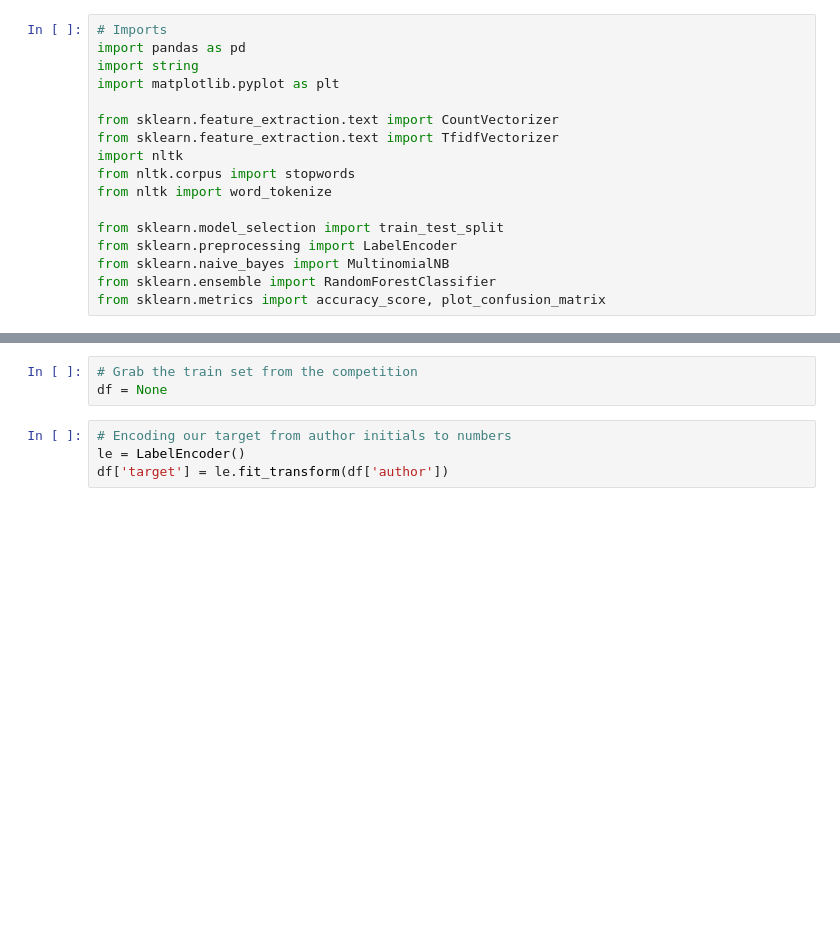
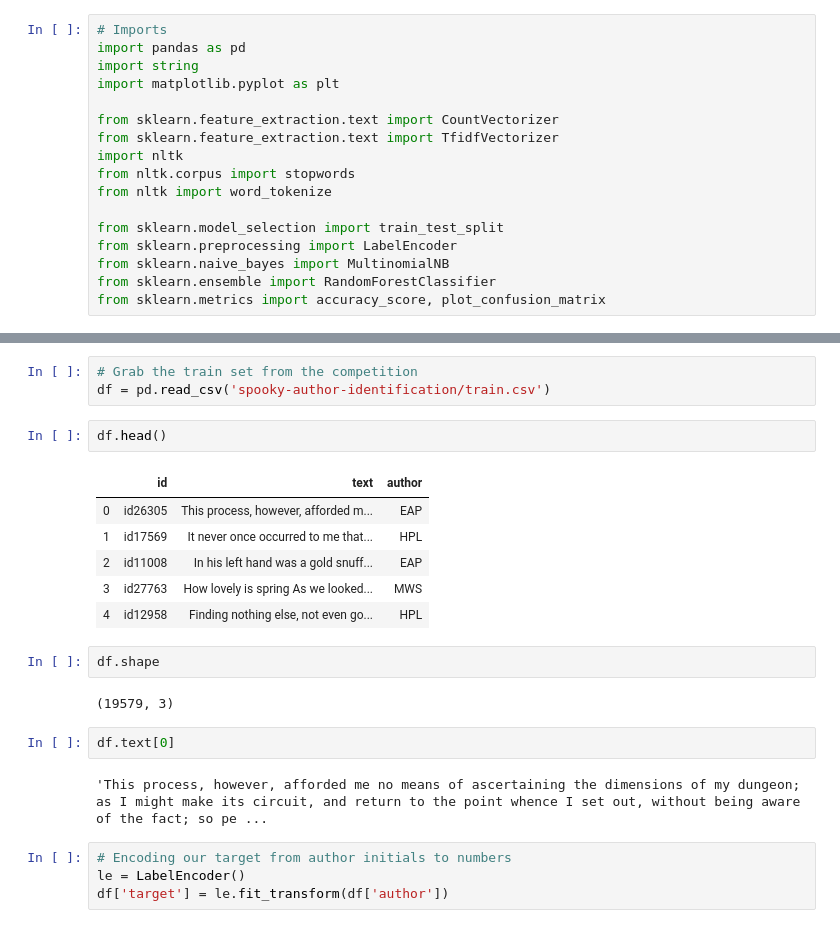
Before and after one commit to learn-co-students/Breakout_Mod4-Assessment-Review_HTX-DS-021720, a Jupyter notebook: Mod4_AssessmentReview.ipynb, the cells around one changed output, grey strips where cells are left out. Saved outputs shown, nothing was run; the diff lists cells and outputs as text; blank space fills up the shorter version.

```diff
--- a/Mod4_AssessmentReview.ipynb
+++ b/Mod4_AssessmentReview.ipynb
@@ -30,6 +35,23 @@ Please grab the dataset and look at a few aspects of this dataset (shape, some e
 # %%
 # Grab the train set from the competition
-df = None
+df = pd.read_csv('spooky-author-identification/train.csv')
+# %%
+df.head()
+# %% [output]
+|  | id | text | author |
+| 0 | id26305 | This process, however, afforded m... | EAP |
+| 1 | id17569 | It never once occurred to me that... | HPL |
+| 2 | id11008 | In his left hand was a gold snuff... | EAP |
+| 3 | id27763 | How lovely is spring As we looked... | MWS |
+| 4 | id12958 | Finding nothing else, not even go... | HPL |
+# %%
+df.shape
+# %% [output]
+(19579, 3)
+# %%
+df.text[0]
+# %% [output]
+'This process, however, afforded me no means of ascertaining the dimensions of my dungeon; as I might make its circuit, and return to the point whence I set out, without being aware of the fact; so pe ...
 # %%
 # Encoding our target from author initials to numbers
 le = LabelEncoder()
```
Also changed, not shown: parts of 27 cells of this notebook.
